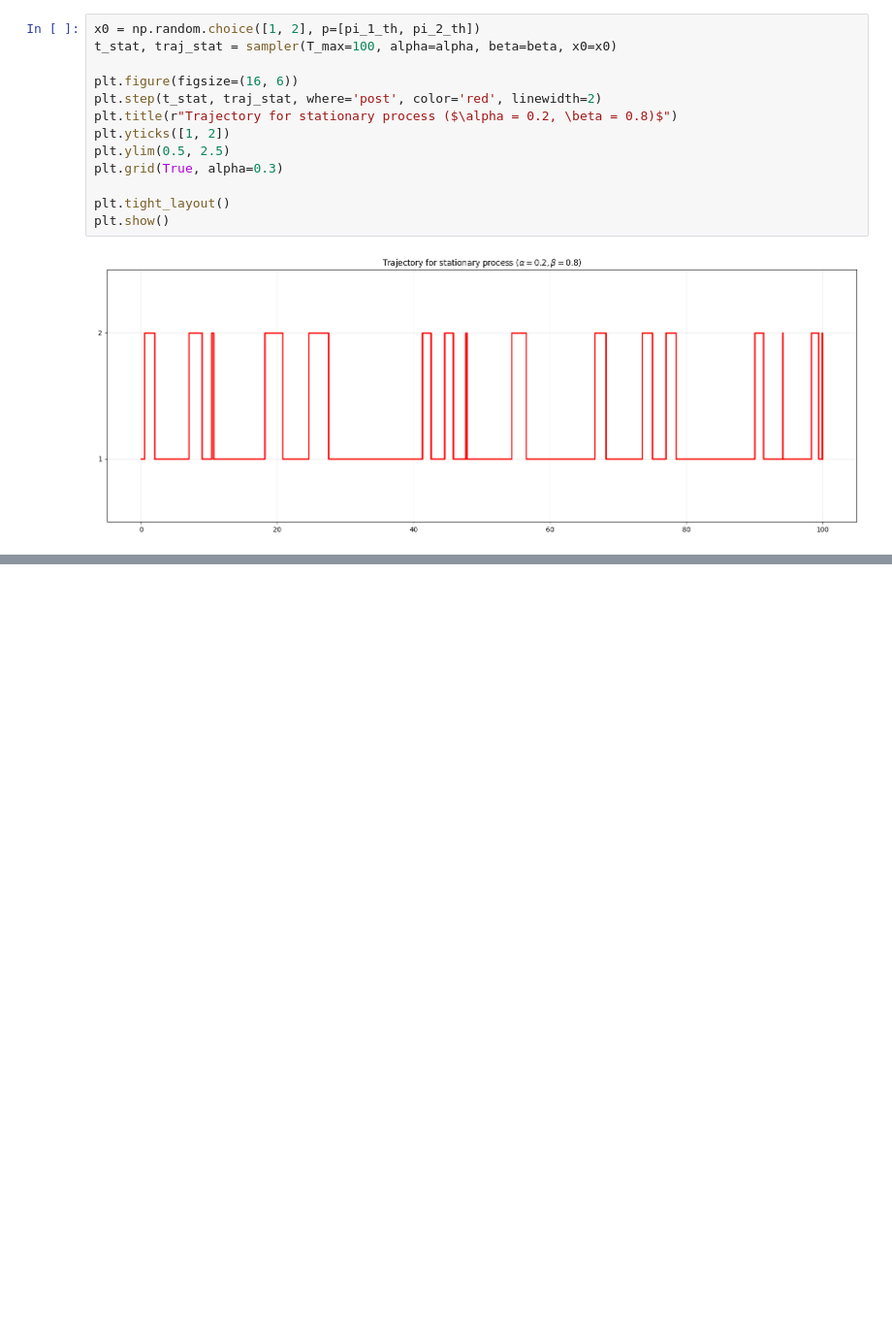
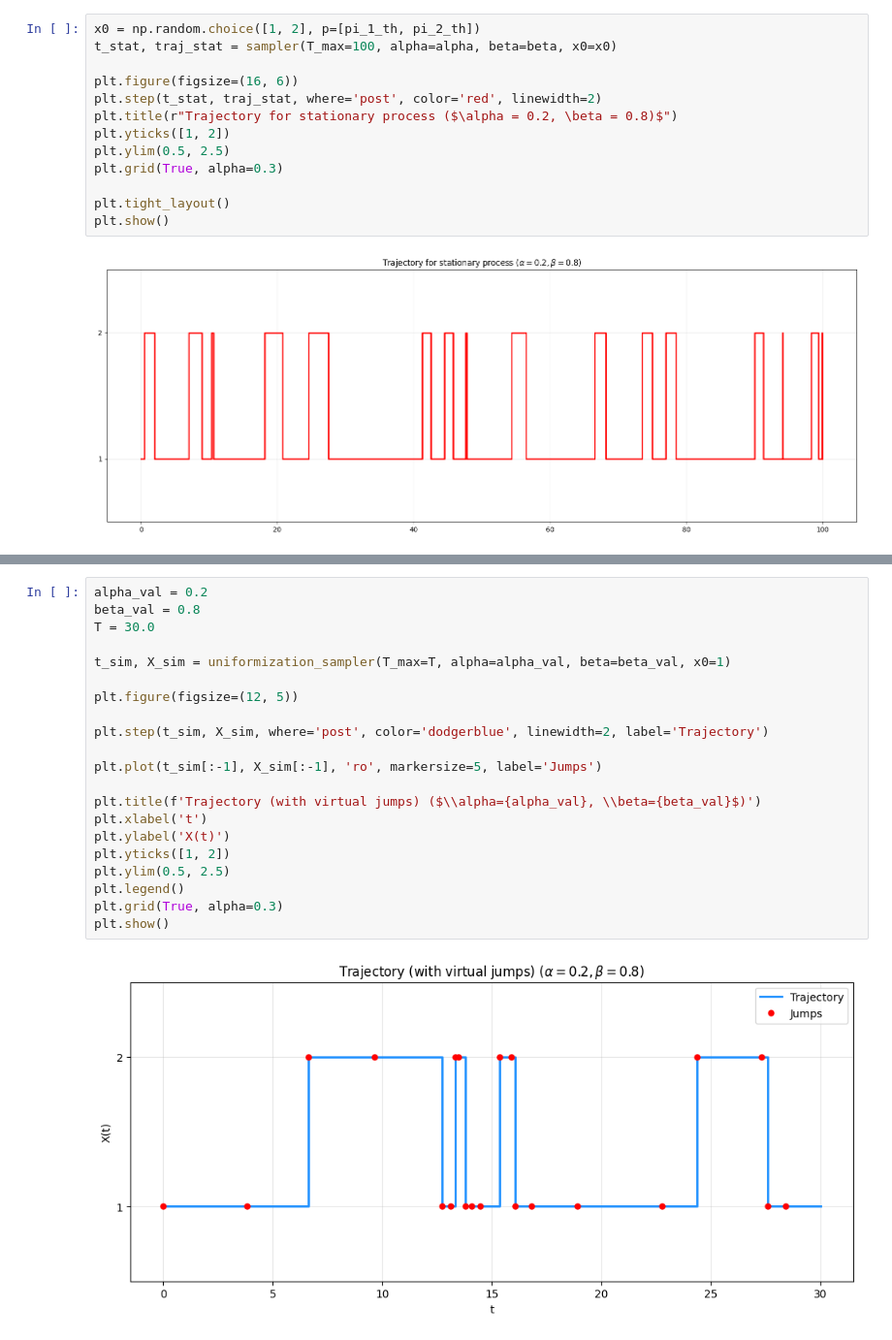
Before and after one commit to MichalSlowakiewicz/Stochastic-Simulations, a Jupyter notebook: Zadanie_2_11.ipynb, the cells around one changed output, grey strips where cells are left out. Shown at 97% size. Cells and saved outputs as stored; diff of their text form; blank space fills up the shorter version.

```diff
--- a/Zadanie_2_11.ipynb
+++ b/Zadanie_2_11.ipynb
@@ -125,0 +167,23 @@ plt.show()
+# %%
+alpha_val = 0.2
+beta_val = 0.8
+T = 30.0
+
+t_sim, X_sim = uniformization_sampler(T_max=T, alpha=alpha_val, beta=beta_val, x0=1)
+
+plt.figure(figsize=(12, 5))
+
+plt.step(t_sim, X_sim, where='post', color='dodgerblue', linewidth=2, label='Trajectory')
+
+plt.plot(t_sim[:-1], X_sim[:-1], 'ro', markersize=5, label='Jumps')
+
+plt.title(f'Trajectory (with virtual jumps) ($\\alpha={alpha_val}, \\beta={beta_val}$)')
+plt.xlabel('t')
+plt.ylabel('X(t)')
+plt.yticks([1, 2])
+plt.ylim(0.5, 2.5)
+plt.legend()
+plt.grid(True, alpha=0.3)
+plt.show()
+# %% [output]
+[figure, added]
```
Also changed, not shown: parts of 2 cells of this notebook.
